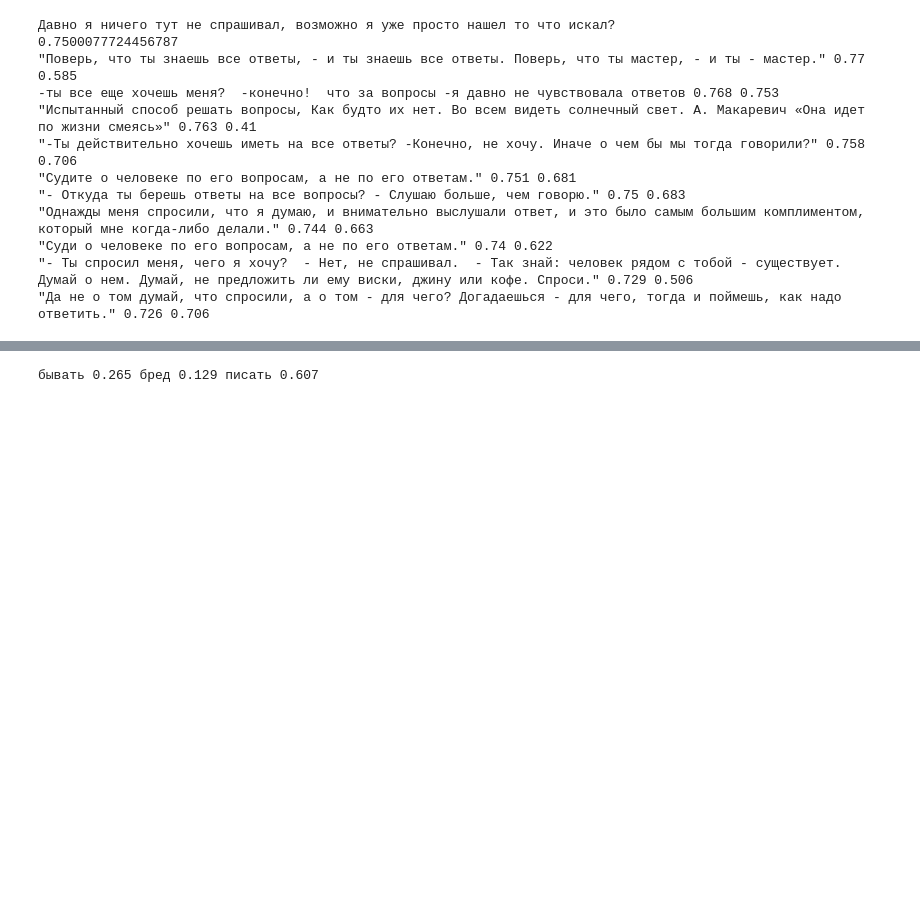
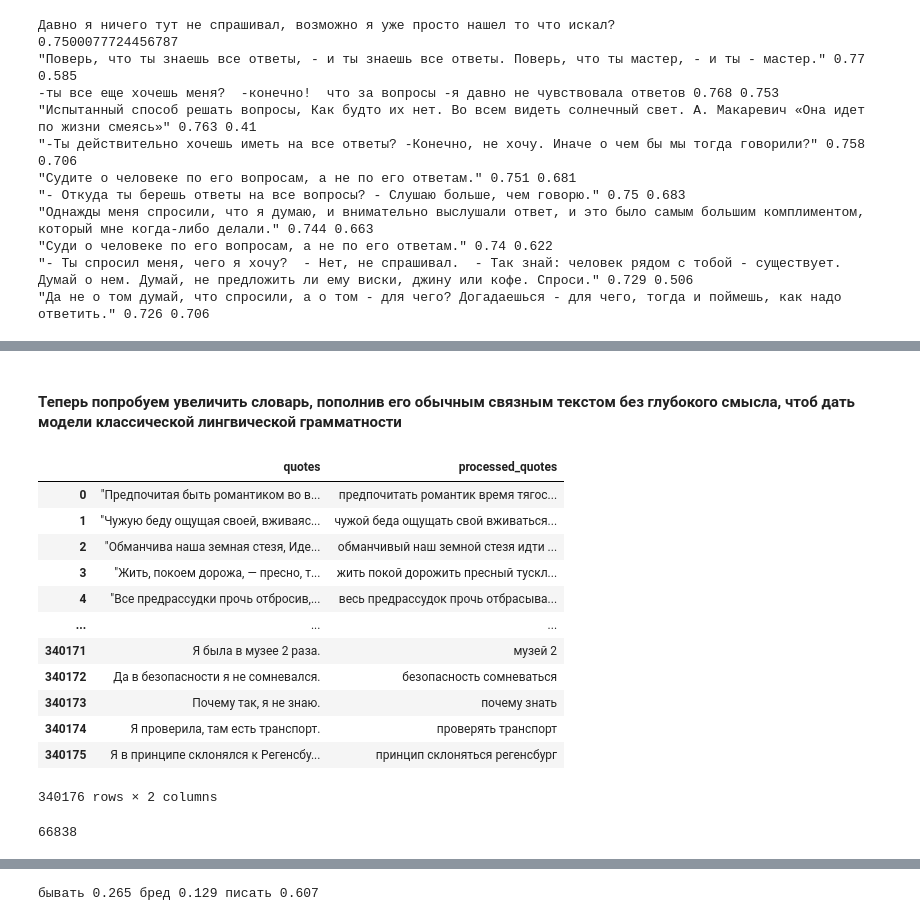
Before and after one commit to featztex/PsychoBot, a Jupyter notebook: ml/model_d2v_35k.ipynb, the cells around one changed output, grey strips where cells are left out. Cells and saved outputs as stored; diff of their text form; code cells hidden in the pictures; blank space fills up the shorter version.

```diff
--- a/ml/model_d2v_35k.ipynb
+++ b/ml/model_d2v_35k.ipynb
@@ -178,0 +175,35 @@ for quote in sims:
+# %% [markdown]
+#### Теперь попробуем увеличить словарь, пополнив его обычным связным текстом без глубокого смысла, чтоб дать модели классической лингвической грамматности
+# %%
+#loading dataset
+qoutes_path = '../parsing/data/other/short.txt'
+
+df_short = pd.read_csv(qoutes_path, sep='\n', engine ='python', header=None)#reading quotes to the dataframe
+df_short.columns = ["quotes"]
+# %%
+with open(qoutes_path, 'r', encoding='utf-8') as file:
+    data = file.read().replace('\n', ' nextquote ')
+    processed_data = preprocess_text(data)
+# %%
+df_short.insert(loc=1, column="processed_quotes", value=processed_data.split('nextquote')[:-1])
+df_short.drop_duplicates(subset="processed_quotes", keep = 'first', inplace = True)
+df_short.reset_index(drop=True, inplace = True)
+# %%
+df_35k_short = df_pure35k.append(df_short)
+df_35k_short.reset_index(drop=True, inplace = True)
+# %%
+df_35k_short
+# %% [output]
+|  | quotes | processed_quotes |
+| 0 | "Предпочитая быть романтиком во в... | предпочитать романтик время тягос... |
+| 1 | "Чужую беду ощущая своей, вживаяс... | чужой беда ощущать свой вживаться... |
+| 2 | "Обманчива наша земная стезя, Иде... | обманчивый наш земной стезя идти ... |
+| 3 | "Жить, покоем дорожа, — пресно, т... | жить покой дорожить пресный тускл... |
+| 4 | "Все предрассудки прочь отбросив,... | весь предрассудок прочь отбрасыва... |
+| ... | ... | ... |
+| 340171 | Я была в музее 2 раза. | музей 2 |
+| 340172 | Да в безопасности я не сомневался. | безопасность сомневаться |
+| 340173 | Почему так, я не знаю. | почему знать |
+| 340174 | Я проверила, там есть транспорт. | проверять транспорт |
+| 340175 | Я в принципе склонялся к Регенсбу... | принцип склоняться регенсбург |
+340176 rows × 2 columns
@@ -178,0 +214,7 @@ for quote in sims:
+# %%
+model = gensim.models.doc2vec.Doc2Vec(vector_size=50, min_count=2, window=8, dbow_words=1, negative=1, epochs=10, workers=4, sample=10e-5)
+model.scan_vocab(q_35_300_for_training)
+vocab = {k: v for k, v in sorted(model.raw_vocab.items(), key=lambda item: item[1], reverse=True)}
+len(vocab)
+# %% [output]
+66838
```
Also changed, not shown: parts of 44 cells of this notebook.
